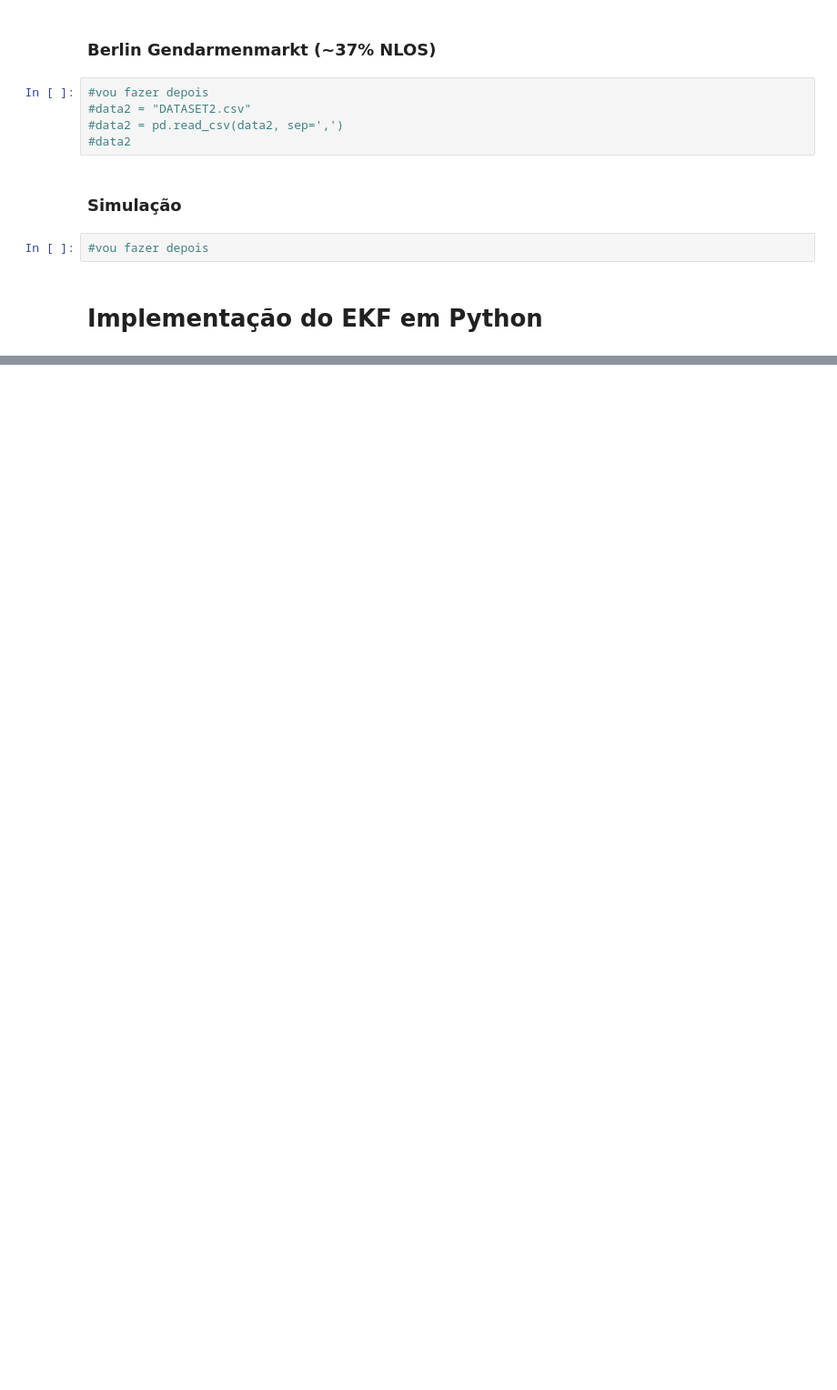
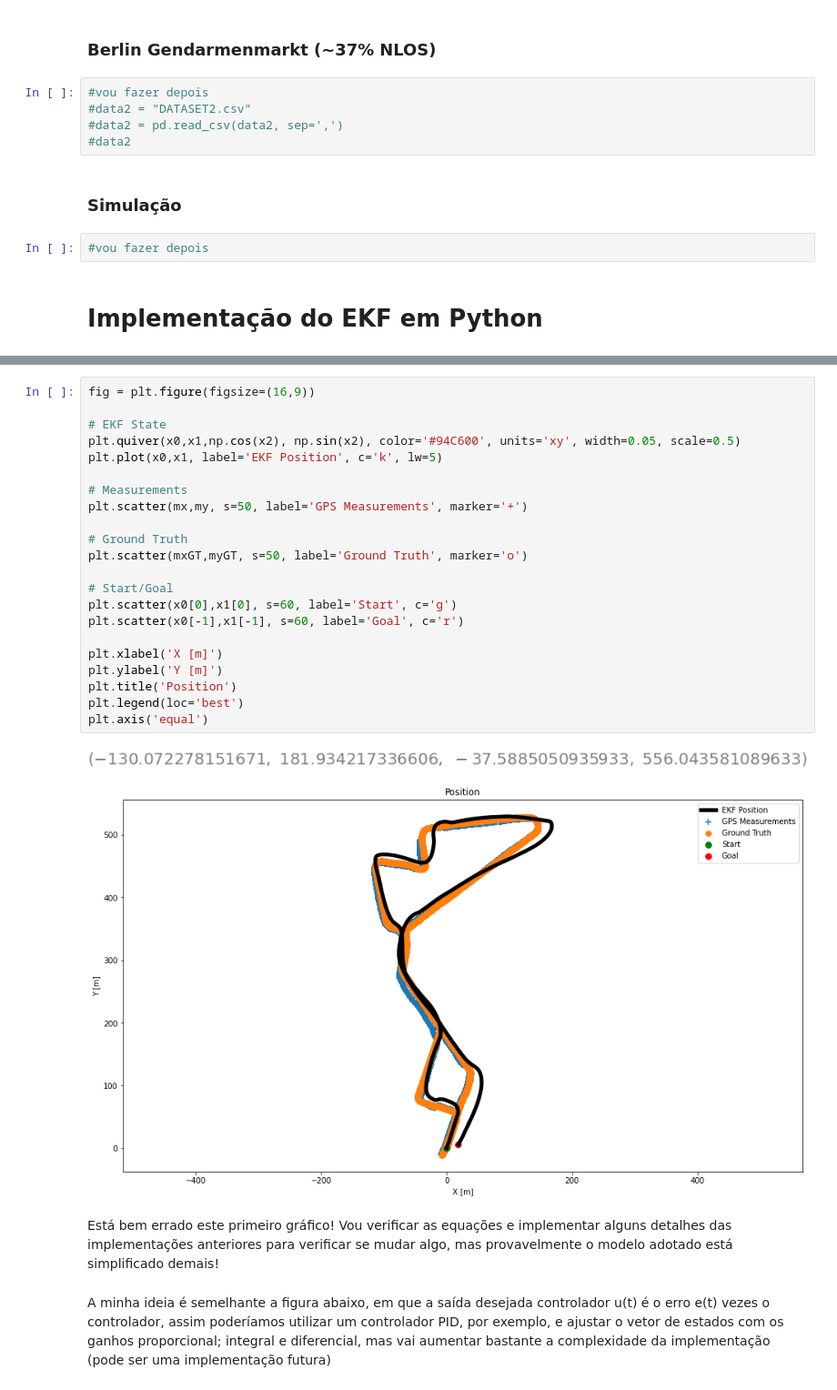
Before and after one commit to deivis6x7/Kalman, a Jupyter notebook: 01-EKF.ipynb, the cells around one changed output, grey strips where cells are left out. Shown: that part at 91% size. Drawn from its saved outputs; the diff is of its cells as text; blank space fills up the shorter version.

```diff
--- a/01-EKF.ipynb
+++ b/01-EKF.ipynb
@@ -390,0 +513,29 @@ print(P)
+# %%
+fig = plt.figure(figsize=(16,9))
+
+# EKF State
+plt.quiver(x0,x1,np.cos(x2), np.sin(x2), color='#94C600', units='xy', width=0.05, scale=0.5)
+plt.plot(x0,x1, label='EKF Position', c='k', lw=5)
+
+# Measurements
+plt.scatter(mx,my, s=50, label='GPS Measurements', marker='+')
+
+# Ground Truth
+plt.scatter(mxGT,myGT, s=50, label='Ground Truth', marker='o')
+
+# Start/Goal
+plt.scatter(x0[0],x1[0], s=60, label='Start', c='g')
+plt.scatter(x0[-1],x1[-1], s=60, label='Goal', c='r')
+
+plt.xlabel('X [m]')
+plt.ylabel('Y [m]')
+plt.title('Position')
+plt.legend(loc='best')
+plt.axis('equal')
+# %% [output]
+[figure, added]
+[figure, added]
+# %% [markdown]
+Está bem errado este primeiro gráfico! Vou verificar as equações e implementar alguns detalhes das implementações anteriores para verificar se mudar algo, mas provavelmente o modelo adotado está simplificado demais!
+# %% [markdown]
+A minha ideia é semelhante a figura abaixo, em que a saída desejada controlador u(t) é o erro e(t) vezes o controlador, assim poderíamos utilizar um controlador PID, por exemplo, e ajustar o vetor de estados com os ganhos proporcional; integral e diferencial, mas vai aumentar bastante a complexidade da implementação (pode ser uma implementação futura)
```
Also changed, not shown: parts of 12 cells of this notebook.
